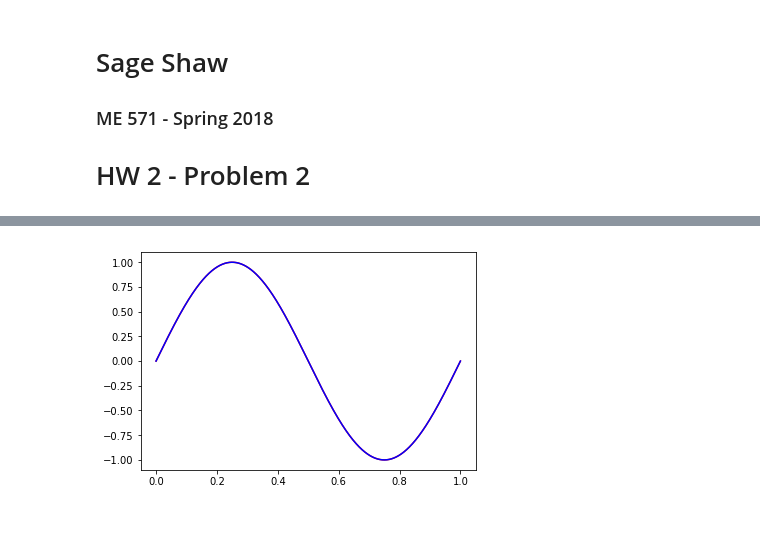
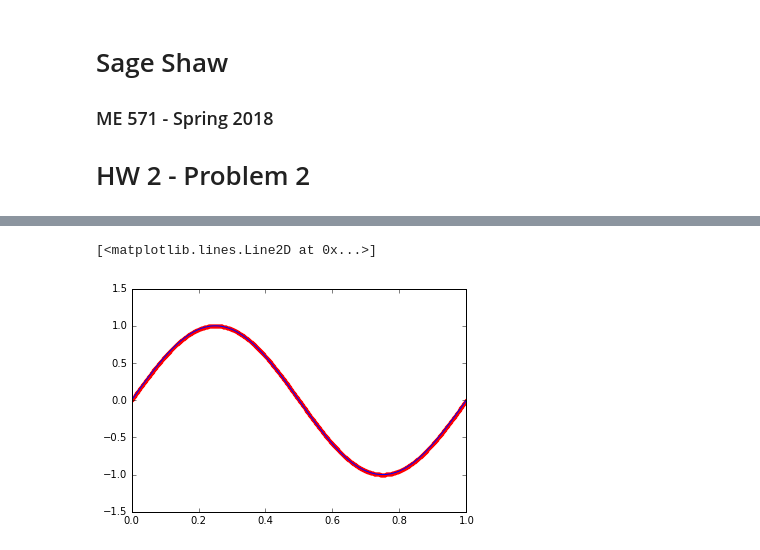
Before and after one commit to shawsa/me571, a Jupyter notebook: hw2/hw2p2.ipynb, the cells around one changed output, grey strips where cells are left out. Cells and saved outputs as stored; diff of their text form; code cells hidden in the pictures; blank space fills up the shorter version.

```diff
--- a/hw2/hw2p2.ipynb
+++ b/hw2/hw2p2.ipynb
@@ -15,8 +25,12 @@ head results.csv
 # %%
+file = open("results.csv", "w")
+tr = %timeit -n 1 -r 1 -o w = p = subprocess.run( ['mpirun','-n', str(16), './p3b','-p',str(10)],stdout=file)
+file.close()
 A = np.genfromtxt('results.csv', delimiter=',')
+
+#A, time = generate_solution(16, 10)
 x = A[:,0]
 u = A[:,1]
-r = A[:,2]
-plt.plot(x,u,'r-')
+plt.plot(x,u,'r.')
 plt.plot(x,np.sin(2*np.pi*x),'b-')
 # %% [output]
@@ -24 +38,2 @@ plt.plot(x,np.sin(2*np.pi*x),'b-')
+[<matplotlib.lines.Line2D at 0x...>]
-[figure, old version]
+[figure, new version]
```
Also changed, not shown: parts of 11 cells of this notebook, 2 other files.
